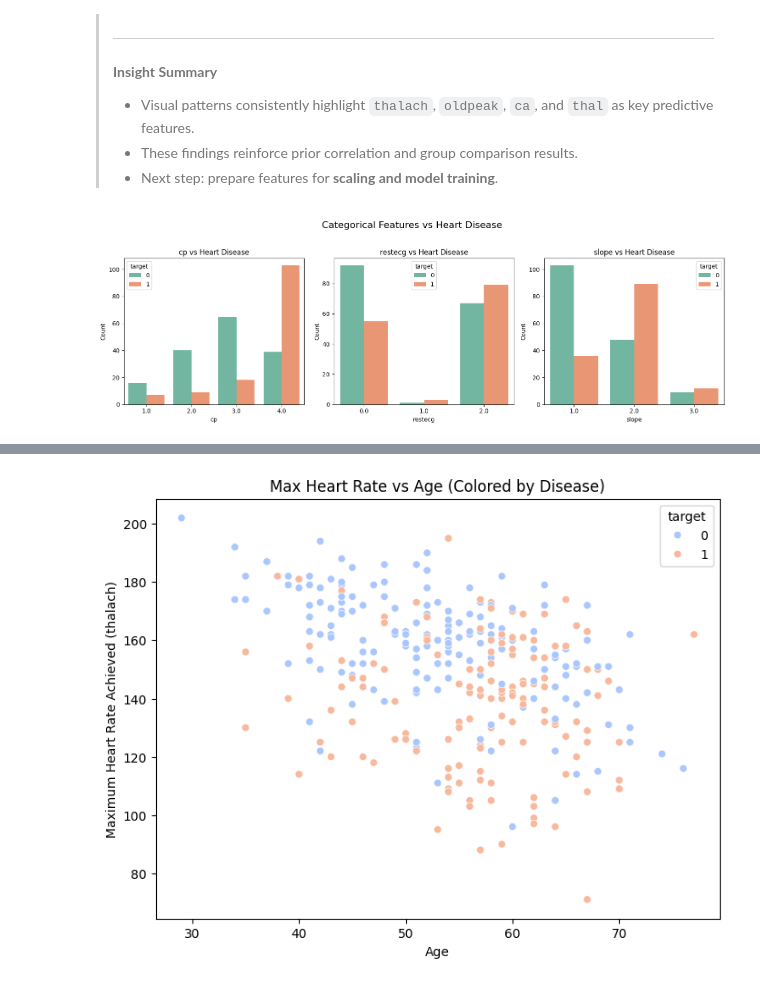
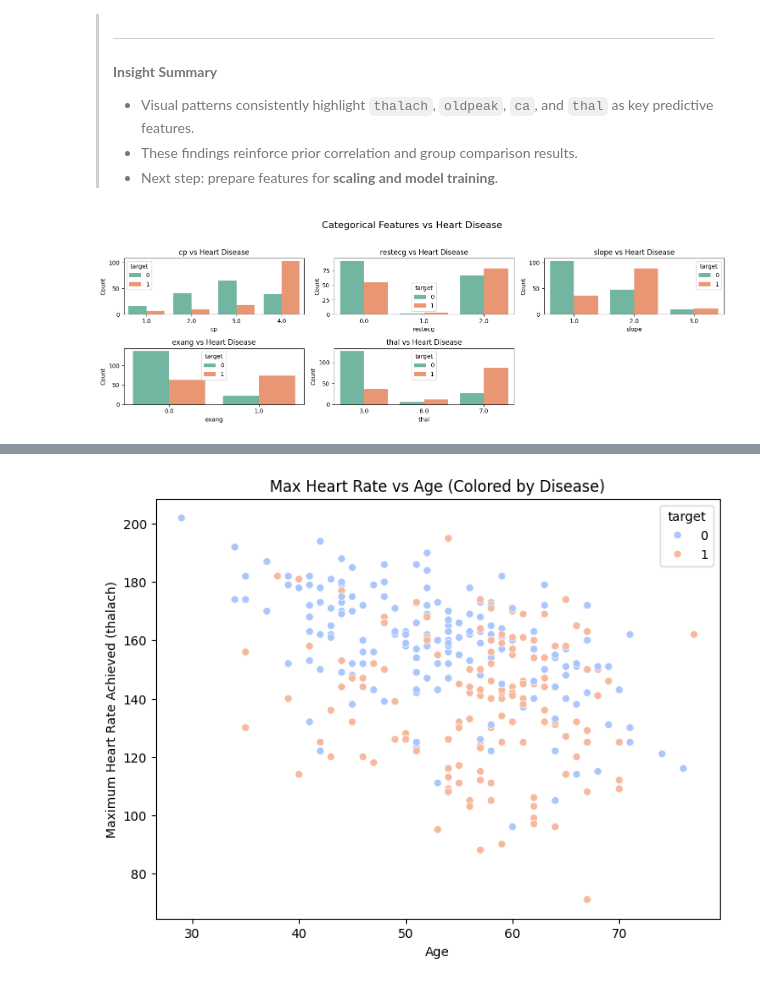
Before and after one commit to vinhbin/heartdiseaseDS, a Jupyter notebook: project.ipynb, the cells around one changed output, grey strips where cells are left out. Drawn from its saved outputs; the diff is of its cells as text; code cells hidden in the pictures.

Commit message:
added countplot and scatterplot for EDA

```diff
--- a/project.ipynb
+++ b/project.ipynb
@@ -682,23 +682,23 @@ Passing `palette` without assigning `hue` is deprecated and will be removed in v
 # %%
 import seaborn as sns
 import matplotlib.pyplot as plt
 
-categorical_features = ['cp', 'restecg', 'slope']
+categorical_features = ['cp', 'restecg', 'slope', 'exang', 'thal']
 plt.figure(figsize=(15, 5))
 
 for i, feature in enumerate(categorical_features):
-    plt.subplot(1, 3, i+1)
+    plt.subplot(2, 3, i+1)
     sns.countplot(x=feature, hue='target', data=df, palette='Set2')
     plt.title(f'{feature} vs Heart Disease')
     plt.xlabel(feature)
     plt.ylabel('Count')
 
 
 plt.suptitle('Categorical Features vs Heart Disease', fontsize=16)
 plt.tight_layout(rect=[0, 0, 1, 0.95])
 plt.show()
 # %% [output]
-[figure, old version]
+[figure, new version]
 # %% [markdown]
 > ### **Categorical Feature Visualization**
 >
```
Also changed, not shown: parts of 3 cells of this notebook.
